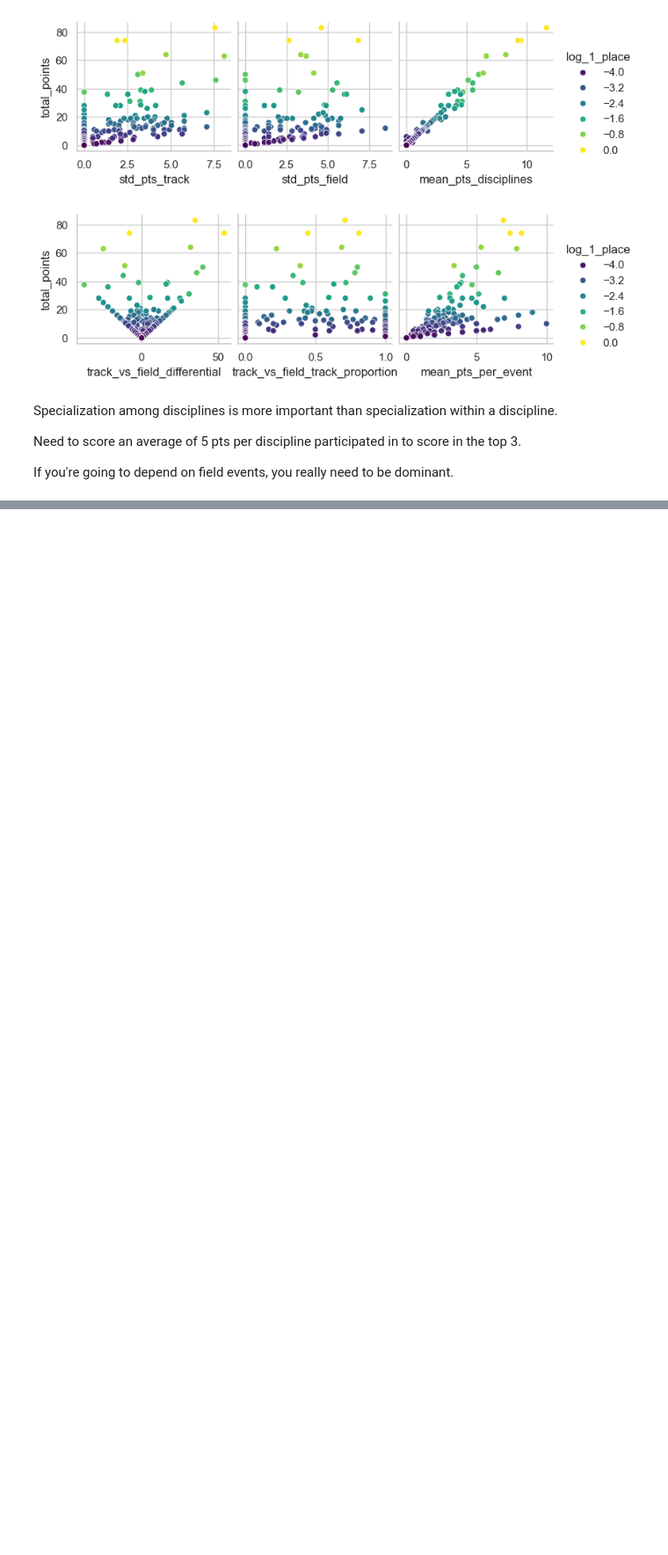
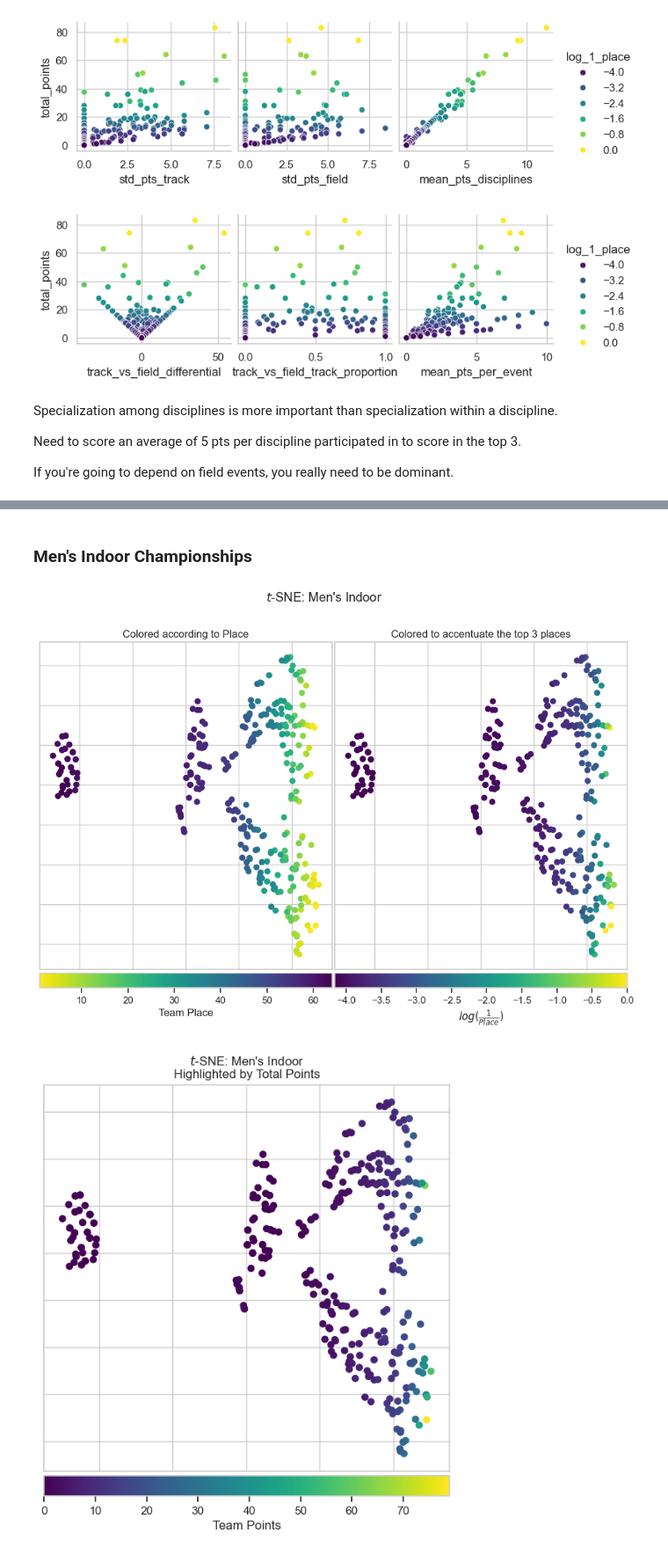
Before and after one commit to mitchellggreenhalgh/ncaa-championships, a Jupyter notebook: ncaa_championships_team_analysis.ipynb, the cells around one changed output, grey strips where cells are left out. Shown at 88% size. Cells and saved outputs as stored; diff of their text form; code cells hidden in the pictures; blank space fills up the shorter version.

```diff
--- a/ncaa_championships_team_analysis.ipynb
+++ b/ncaa_championships_team_analysis.ipynb
@@ -613,0 +500,9 @@ If you're going to depend on field events, you really need to be dominant.
+# %% [markdown]
+### Men's Indoor Championships
+# %%
+dfs_m_i = add_metrics(dfs_m_i)
+# %%
+mi_events, mi_points = perform_basic_analysis(dfs_m_i, title="Men's Indoor")
+# %% [output]
+[figure, added]
+[figure, added]
```
Also changed, not shown: parts of 22 cells of this notebook, 5 other files.
